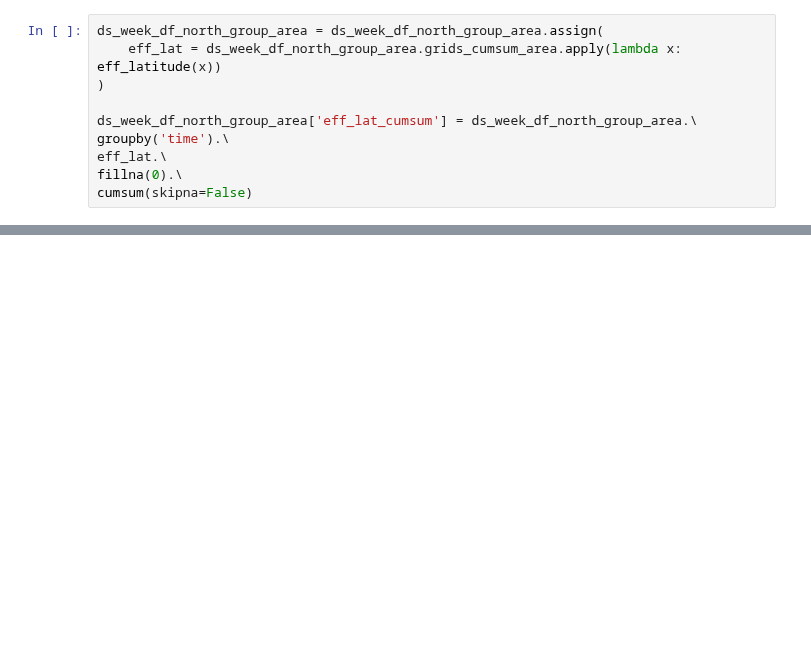
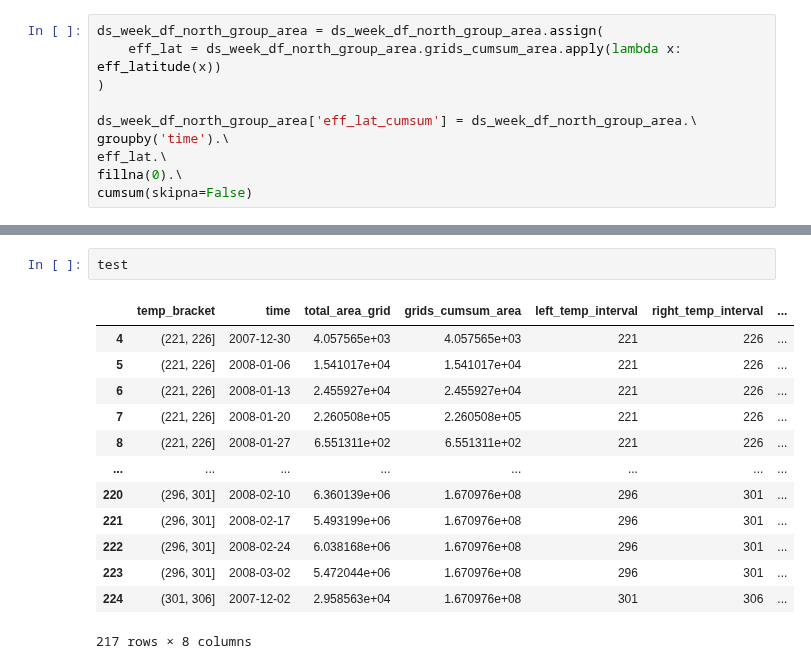
Before and after one commit to geosciences-data-practicum/reanalysis_getter, a Jupyter notebook: analysis/winter_test_alternative.ipynb, the cells around one changed output, grey strips where cells are left out. Drawn from its saved outputs; the diff is of its cells as text; blank space fills up the shorter version.

```diff
--- a/analysis/winter_test_alternative.ipynb
+++ b/analysis/winter_test_alternative.ipynb
@@ -252,0 +274,16 @@ ax.set(xlabel="Temp Bracket (K)", ylabel=r'Effective Latitude [$\varphi$] (radia
+# %%
+test
+# %% [output]
+|  | temp_bracket | time | total_area_grid | grids_cumsum_area | left_temp_interval | right_temp_interval | ... |
+| 4 | (221, 226] | 2007-12-30 | 4.057565e+03 | 4.057565e+03 | 221 | 226 | ... |
+| 5 | (221, 226] | 2008-01-06 | 1.541017e+04 | 1.541017e+04 | 221 | 226 | ... |
+| 6 | (221, 226] | 2008-01-13 | 2.455927e+04 | 2.455927e+04 | 221 | 226 | ... |
+| 7 | (221, 226] | 2008-01-20 | 2.260508e+05 | 2.260508e+05 | 221 | 226 | ... |
+| 8 | (221, 226] | 2008-01-27 | 6.551311e+02 | 6.551311e+02 | 221 | 226 | ... |
+| ... | ... | ... | ... | ... | ... | ... | ... |
+| 220 | (296, 301] | 2008-02-10 | 6.360139e+06 | 1.670976e+08 | 296 | 301 | ... |
+| 221 | (296, 301] | 2008-02-17 | 5.493199e+06 | 1.670976e+08 | 296 | 301 | ... |
+| 222 | (296, 301] | 2008-02-24 | 6.038168e+06 | 1.670976e+08 | 296 | 301 | ... |
+| 223 | (296, 301] | 2008-03-02 | 5.472044e+06 | 1.670976e+08 | 296 | 301 | ... |
+| 224 | (301, 306] | 2007-12-02 | 2.958563e+04 | 1.670976e+08 | 301 | 306 | ... |
+217 rows × 8 columns
```
Also changed, not shown: parts of 28 cells of this notebook.
